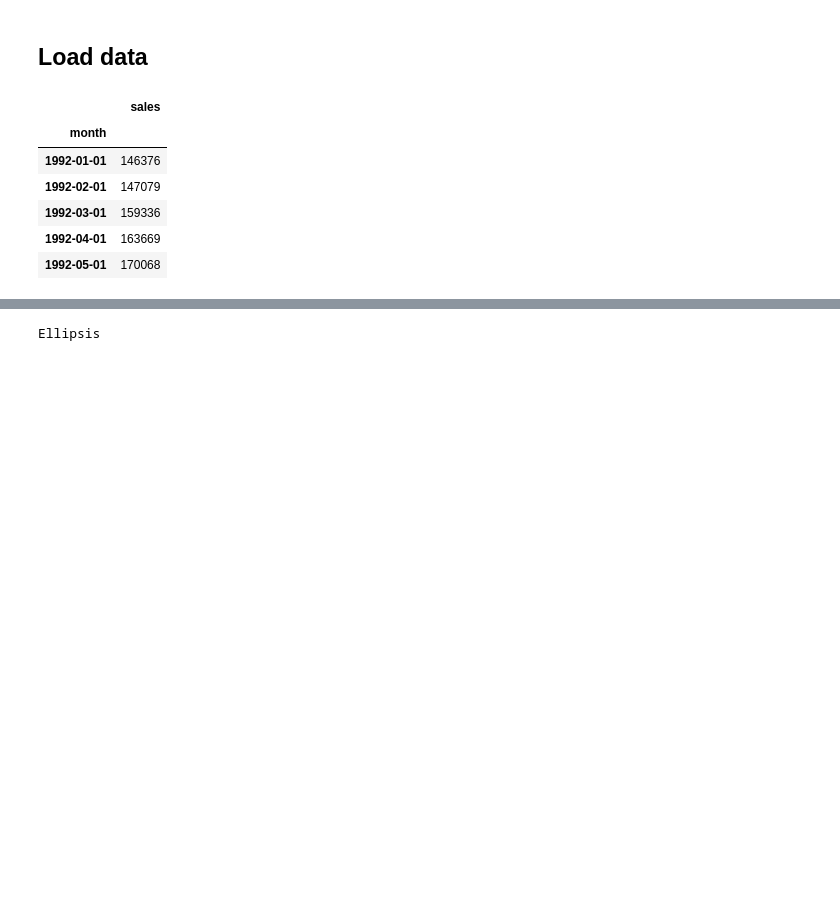
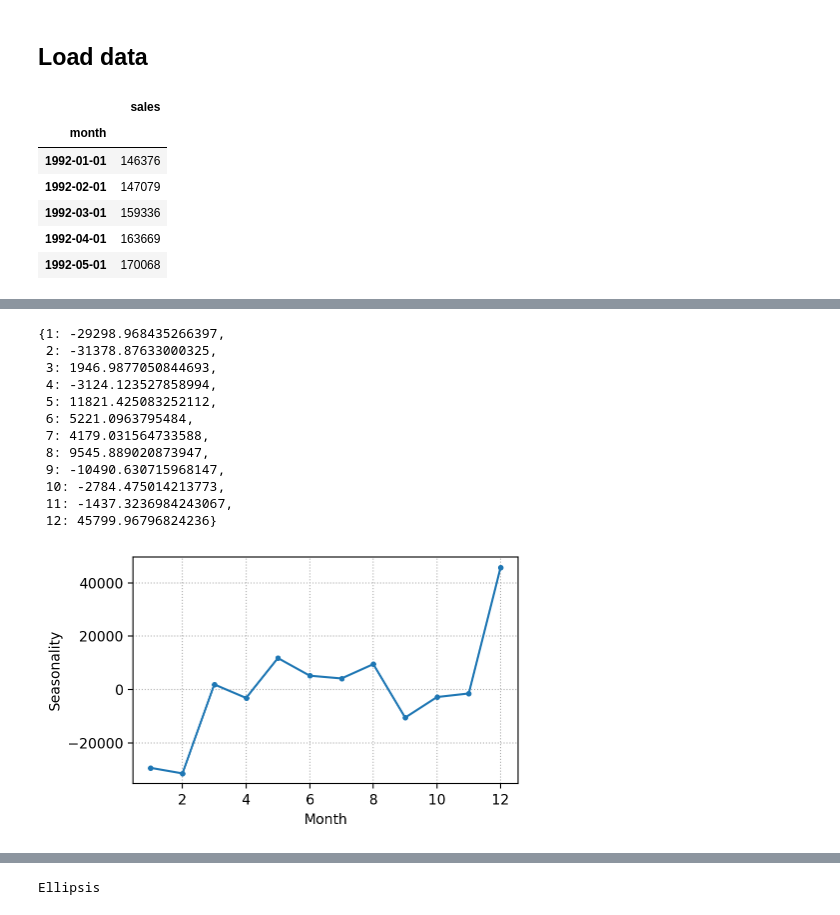
Before and after one commit to WeinbergMalte/timeseries-forecasting-workshop, a Jupyter notebook: notebooks/06-untitled.ipynb, the cells around one changed output, grey strips where cells are left out. Saved outputs shown, nothing was run; the diff lists cells and outputs as text; code cells hidden in the pictures; blank space fills up the shorter version.

```diff
--- a/notebooks/06-untitled.ipynb
+++ b/notebooks/06-untitled.ipynb
@@ -56,0 +133,25 @@ _ = df.plot(figsize=[15, 4])
+# %%
+df_season = pd.DataFrame(result.seasonal)
+seasonality = df_season.groupby(df_season.index.month)["seasonal"].mean().to_dict()
+
+_ , ax = plt.subplots(figsize=(5, 3))
+_ = ax.plot(seasonality.keys(), seasonality.values(), marker=".")
+_ = ax.set_xlabel("Month")
+_ = ax.set_ylabel("Seasonality")
+_ = ax.grid(linestyle=":")
+_ = plt.tight_layout()
+seasonality
+# %% [output]
+{1: -29298.968435266397,
+ 2: -31378.87633000325,
+ 3: 1946.9877050844693,
+ 4: -3124.123527858994,
+ 5: 11821.425083252112,
+ 6: 5221.0963795484,
+ 7: 4179.031564733588,
+ 8: 9545.889020873947,
+ 9: -10490.630715968147,
+ 10: -2784.475014213773,
+ 11: -1437.3236984243067,
+ 12: 45799.96796824236}
+[figure, added]
```
Also changed, not shown: parts of 24 cells of this notebook, 8 other files.
